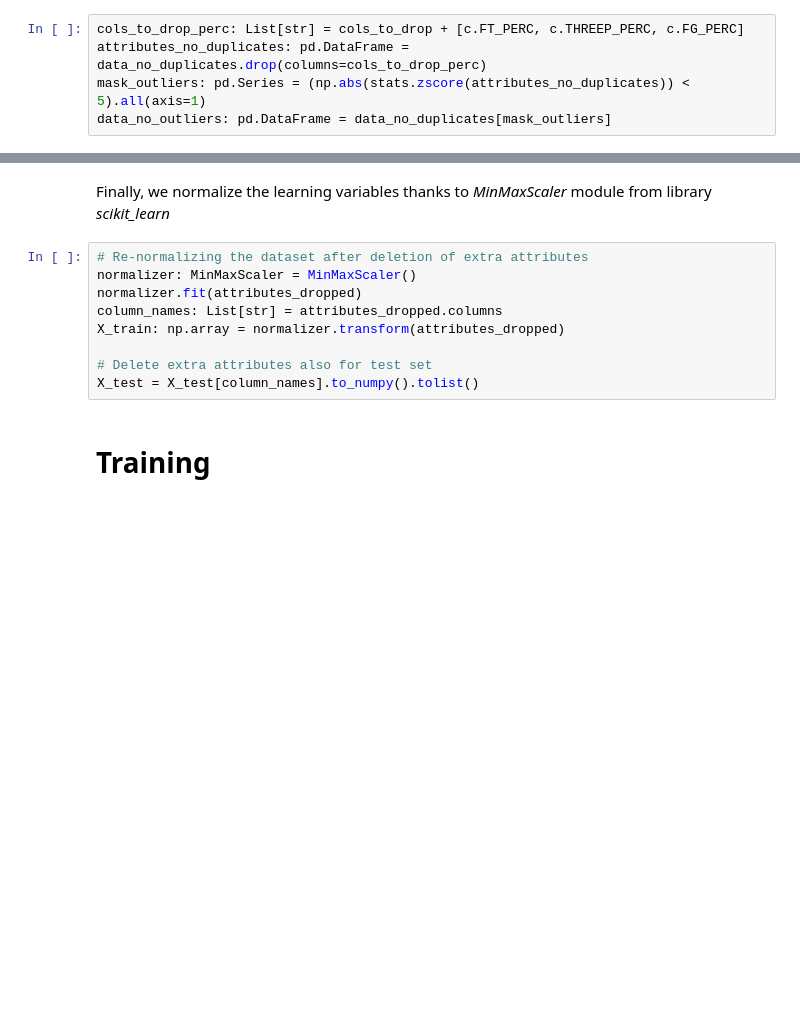
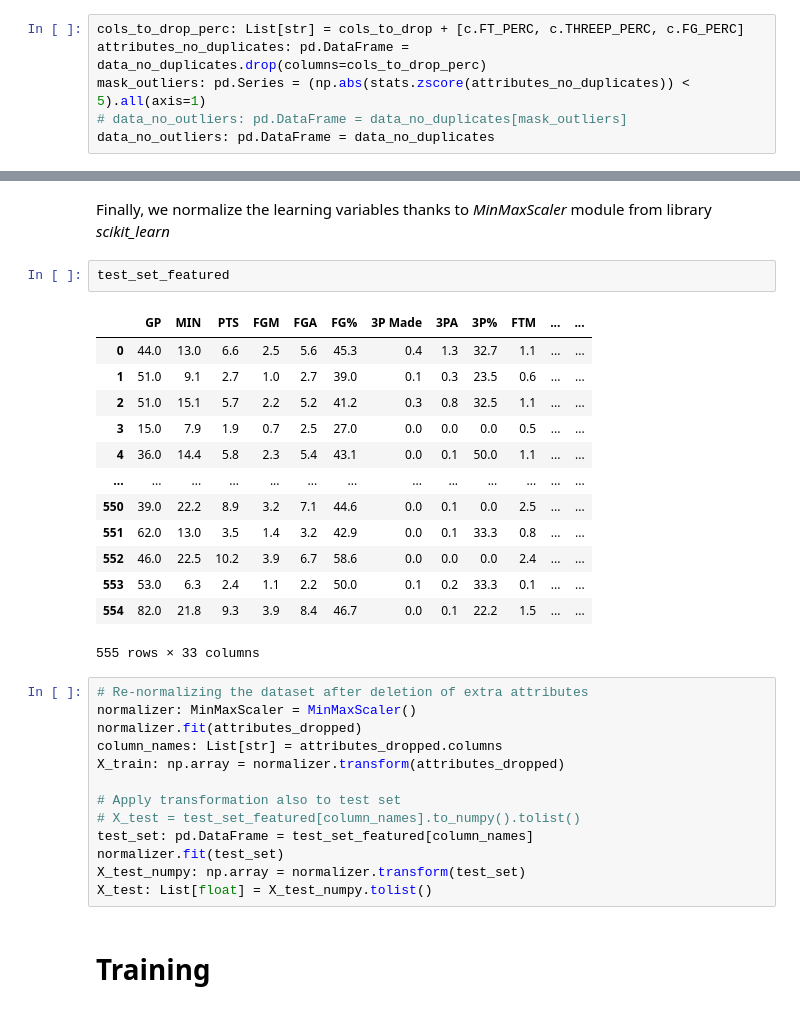
Before and after one commit to AngeValli/Kaggle_dataset_career_longetivity_nba_rookies, a Jupyter notebook: Notebook.ipynb, the cells around one changed output, grey strips where cells are left out. Drawn from its saved outputs; the diff is of its cells as text; blank space fills up the shorter version.

```diff
--- a/Notebook.ipynb
+++ b/Notebook.ipynb
@@ -115,7 +126,8 @@ Now, we focus on outliers in the dataset. We use the metric of Z-Score to remove
 cols_to_drop_perc: List[str] = cols_to_drop + [c.FT_PERC, c.THREEP_PERC, c.FG_PERC]
 attributes_no_duplicates: pd.DataFrame = data_no_duplicates.drop(columns=cols_to_drop_perc)
 mask_outliers: pd.Series = (np.abs(stats.zscore(attributes_no_duplicates)) < 5).all(axis=1)
-data_no_outliers: pd.DataFrame = data_no_duplicates[mask_outliers]
+# data_no_outliers: pd.DataFrame = data_no_duplicates[mask_outliers]
+data_no_outliers: pd.DataFrame = data_no_duplicates
 # %%
 data_no_outliers.describe()
 # %% [output]
@@ -248,5 +353,21 @@ attributes_dropped: pd.DataFrame = attributes.drop(columns=to_drop)
 # %% [markdown]
 Finally, we normalize the learning variables thanks to _MinMaxScaler_ module from library *scikit_learn*
+# %%
+test_set_featured
+# %% [output]
+|  | GP | MIN | PTS | FGM | FGA | FG% | 3P Made | 3PA | 3P% | FTM | ... | ... |
+| 0 | 44.0 | 13.0 | 6.6 | 2.5 | 5.6 | 45.3 | 0.4 | 1.3 | 32.7 | 1.1 | ... | ... |
+| 1 | 51.0 | 9.1 | 2.7 | 1.0 | 2.7 | 39.0 | 0.1 | 0.3 | 23.5 | 0.6 | ... | ... |
+| 2 | 51.0 | 15.1 | 5.7 | 2.2 | 5.2 | 41.2 | 0.3 | 0.8 | 32.5 | 1.1 | ... | ... |
+| 3 | 15.0 | 7.9 | 1.9 | 0.7 | 2.5 | 27.0 | 0.0 | 0.0 | 0.0 | 0.5 | ... | ... |
+| 4 | 36.0 | 14.4 | 5.8 | 2.3 | 5.4 | 43.1 | 0.0 | 0.1 | 50.0 | 1.1 | ... | ... |
+| ... | ... | ... | ... | ... | ... | ... | ... | ... | ... | ... | ... | ... |
+| 550 | 39.0 | 22.2 | 8.9 | 3.2 | 7.1 | 44.6 | 0.0 | 0.1 | 0.0 | 2.5 | ... | ... |
+| 551 | 62.0 | 13.0 | 3.5 | 1.4 | 3.2 | 42.9 | 0.0 | 0.1 | 33.3 | 0.8 | ... | ... |
+| 552 | 46.0 | 22.5 | 10.2 | 3.9 | 6.7 | 58.6 | 0.0 | 0.0 | 0.0 | 2.4 | ... | ... |
+| 553 | 53.0 | 6.3 | 2.4 | 1.1 | 2.2 | 50.0 | 0.1 | 0.2 | 33.3 | 0.1 | ... | ... |
+| 554 | 82.0 | 21.8 | 9.3 | 3.9 | 8.4 | 46.7 | 0.0 | 0.1 | 22.2 | 1.5 | ... | ... |
+555 rows × 33 columns
 # %%
 # Re-normalizing the dataset after deletion of extra attributes
 normalizer: MinMaxScaler = MinMaxScaler()
@@ -254,8 +375,12 @@ normalizer.fit(attributes_dropped)
 column_names: List[str] = attributes_dropped.columns
 X_train: np.array = normalizer.transform(attributes_dropped)
 
-# Delete extra attributes also for test set
-X_test = X_test[column_names].to_numpy().tolist()
+# Apply transformation also to test set
+# X_test = test_set_featured[column_names].to_numpy().tolist()
+test_set: pd.DataFrame = test_set_featured[column_names]
+normalizer.fit(test_set)
+X_test_numpy: np.array = normalizer.transform(test_set)
+X_test: List[float] = X_test_numpy.tolist()
 # %% [markdown]
 # Training
 # %% [markdown]
```
Also changed, not shown: parts of 32 cells of this notebook, 8 other files.
